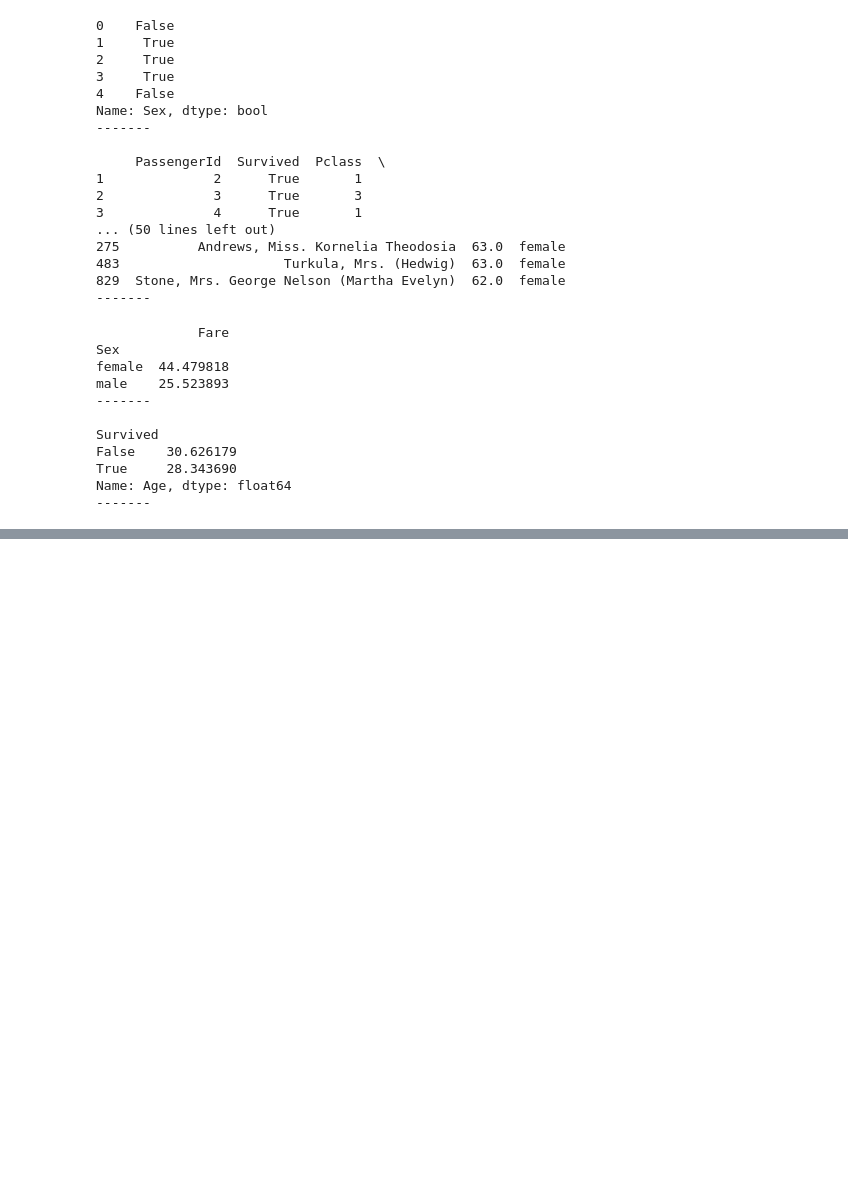
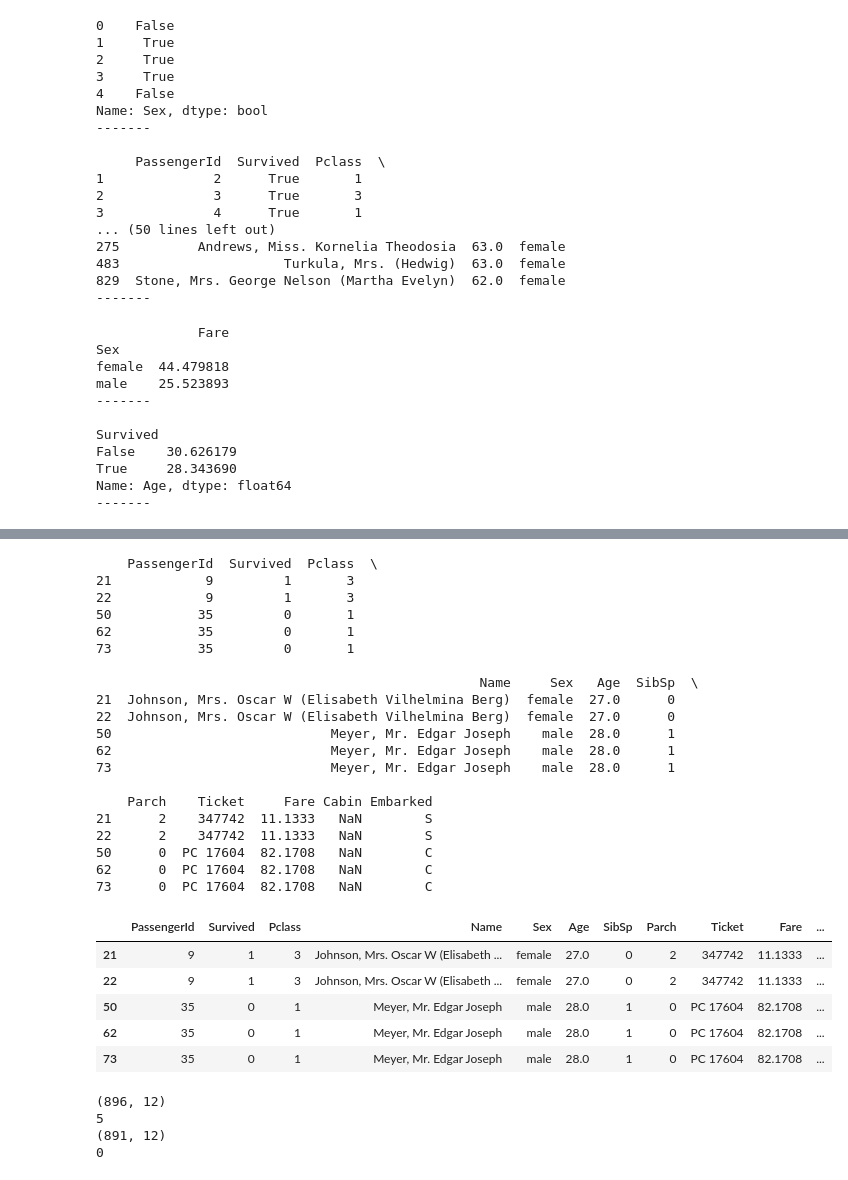
Before and after one commit to smajkie/machine_learning, a Jupyter notebook: pandas/pandas_notes.ipynb, the cells around one changed output, grey strips where cells are left out. Saved outputs shown, nothing was run; the diff lists cells and outputs as text; code cells hidden in the pictures; blank space fills up the shorter version.

```diff
--- a/pandas/pandas_notes.ipynb
+++ b/pandas/pandas_notes.ipynb
@@ -432,0 +475,43 @@ Name: Age, dtype: float64
+# %%
+# now we want to find duplicates in the dataset
+# just a reminder from previous sections - df.loc[what rows to filter, what columns to select]
+print(df_dup.loc[df_dup.duplicated(), :]) # loc prints only duplicated rows from the whole dataset as indicated by :
+df_dup.loc[df_dup.duplicated(), :]
+# %% [output]
+    PassengerId  Survived  Pclass  \
+21            9         1       3
+22            9         1       3
+50           35         0       1
+62           35         0       1
+73           35         0       1
+
+                                                 Name     Sex   Age  SibSp  \
+21  Johnson, Mrs. Oscar W (Elisabeth Vilhelmina Berg)  female  27.0      0
+22  Johnson, Mrs. Oscar W (Elisabeth Vilhelmina Berg)  female  27.0      0
+50                            Meyer, Mr. Edgar Joseph    male  28.0      1
+62                            Meyer, Mr. Edgar Joseph    male  28.0      1
+73                            Meyer, Mr. Edgar Joseph    male  28.0      1
+
+    Parch    Ticket     Fare Cabin Embarked
+21      2    347742  11.1333   NaN        S
+22      2    347742  11.1333   NaN        S
+50      0  PC 17604  82.1708   NaN        C
+62      0  PC 17604  82.1708   NaN        C
+73      0  PC 17604  82.1708   NaN        C
+|  | PassengerId | Survived | Pclass | Name | Sex | Age | SibSp | Parch | Ticket | Fare | ... |
+| 21 | 9 | 1 | 3 | Johnson, Mrs. Oscar W (Elisabeth ... | female | 27.0 | 0 | 2 | 347742 | 11.1333 | ... |
+| 22 | 9 | 1 | 3 | Johnson, Mrs. Oscar W (Elisabeth ... | female | 27.0 | 0 | 2 | 347742 | 11.1333 | ... |
+| 50 | 35 | 0 | 1 | Meyer, Mr. Edgar Joseph | male | 28.0 | 1 | 0 | PC 17604 | 82.1708 | ... |
+| 62 | 35 | 0 | 1 | Meyer, Mr. Edgar Joseph | male | 28.0 | 1 | 0 | PC 17604 | 82.1708 | ... |
+| 73 | 35 | 0 | 1 | Meyer, Mr. Edgar Joseph | male | 28.0 | 1 | 0 | PC 17604 | 82.1708 | ... |
+# %%
+print(df_dup.shape)
+print(df_dup.duplicated().sum()) # count of duplicated rows
+df_dup.drop_duplicates(keep = 'first', inplace=True) # drop duplicates from the dataset
+print(df_dup.shape)
+print(df_dup.duplicated().sum()) # count of duplicated rows
+# %% [output]
+(896, 12)
+5
+(891, 12)
+0
```
Also changed, not shown: parts of 19 cells of this notebook.
